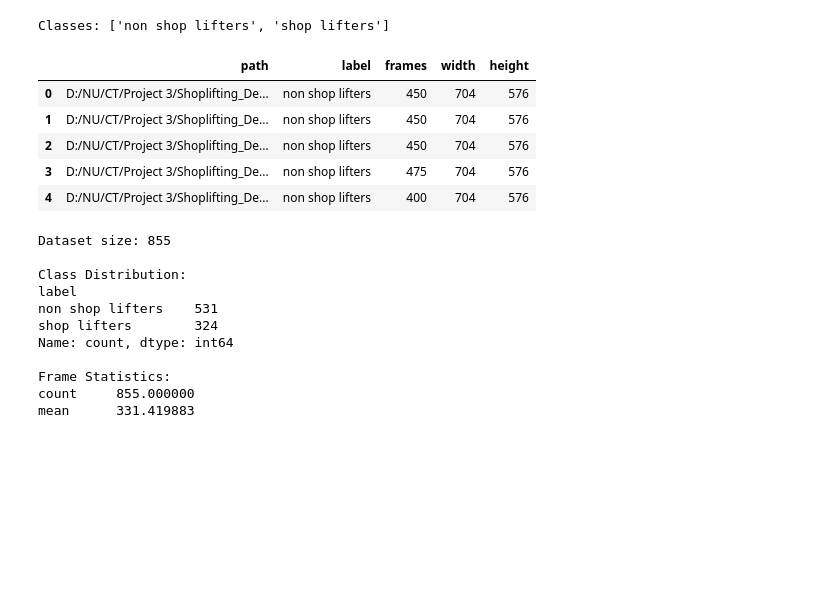
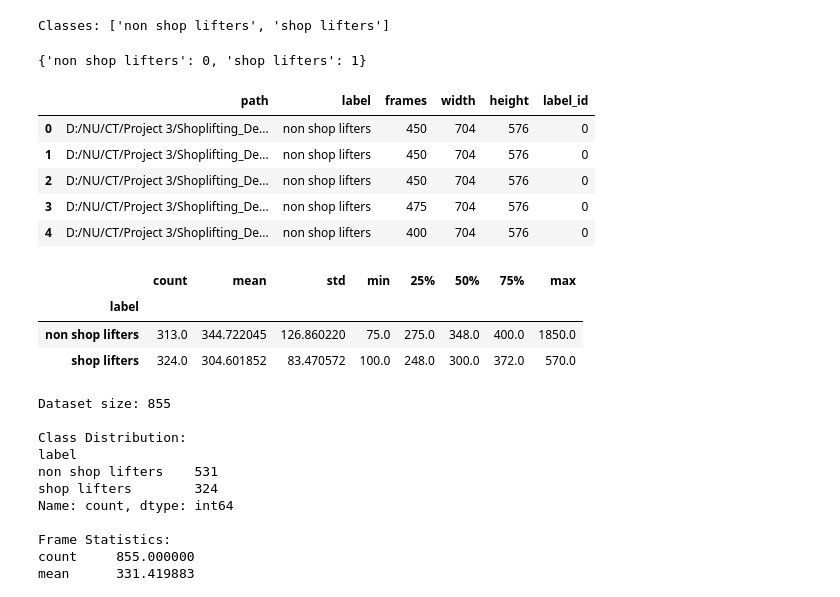
Before and after one commit to tamer-elkoT/Shoplifting_Detection, a Jupyter notebook: ml_pipeline/Notebooks/TimeSformer.ipynb, the cells around one changed output. Saved outputs shown, nothing was run; the diff lists cells and outputs as text; code cells hidden in the pictures; blank space fills up the shorter version.

```diff
--- a/ml_pipeline/Notebooks/TimeSformer.ipynb
+++ b/ml_pipeline/Notebooks/TimeSformer.ipynb
@@ -38,38 +38,51 @@ Classes: ['non shop lifters', 'shop lifters']
 # %%
 data = []
 
 for label in classes:
 
     class_path = os.path.join(DATASET_PATH, label)
 
     for video_path in glob(class_path + "/*.mp4"):
 
         cap = cv2.VideoCapture(video_path)
 
         frames = int(cap.get(cv2.CAP_PROP_FRAME_COUNT))
         width = int(cap.get(cv2.CAP_PROP_FRAME_WIDTH))
         height = int(cap.get(cv2.CAP_PROP_FRAME_HEIGHT))
 
         data.append({
             "path": video_path,
             "label": label,
             "frames": frames,
             "width": width,
             "height": height
         })
 
         cap.release()
 
 df = pd.DataFrame(data)
 
+label_map = {c: i for i, c in enumerate(classes)}
+
+df["label_id"] = df["label"].map(label_map)
+
+print(label_map)
 df.head()
 # %% [output]
+{'non shop lifters': 0, 'shop lifters': 1}
-|  | path | label | frames | width | height |
-| 0 | D:/NU/CT/Project 3/Shoplifting_De... | non shop lifters | 450 | 704 | 576 |
-| 1 | D:/NU/CT/Project 3/Shoplifting_De... | non shop lifters | 450 | 704 | 576 |
-| 2 | D:/NU/CT/Project 3/Shoplifting_De... | non shop lifters | 450 | 704 | 576 |
-| 3 | D:/NU/CT/Project 3/Shoplifting_De... | non shop lifters | 475 | 704 | 576 |
-| 4 | D:/NU/CT/Project 3/Shoplifting_De... | non shop lifters | 400 | 704 | 576 |
+|  | path | label | frames | width | height | label_id |
+| 0 | D:/NU/CT/Project 3/Shoplifting_De... | non shop lifters | 450 | 704 | 576 | 0 |
+| 1 | D:/NU/CT/Project 3/Shoplifting_De... | non shop lifters | 450 | 704 | 576 | 0 |
+| 2 | D:/NU/CT/Project 3/Shoplifting_De... | non shop lifters | 450 | 704 | 576 | 0 |
+| 3 | D:/NU/CT/Project 3/Shoplifting_De... | non shop lifters | 475 | 704 | 576 | 0 |
+| 4 | D:/NU/CT/Project 3/Shoplifting_De... | non shop lifters | 400 | 704 | 576 | 0 |
+# %%
+df.groupby("label")["frames"].describe()
+# %% [output]
+|  | count | mean | std | min | 25% | 50% | 75% | max |
+| label |  |  |  |  |  |  |  |  |
+| non shop lifters | 313.0 | 344.722045 | 126.860220 | 75.0 | 275.0 | 348.0 | 400.0 | 1850.0 |
+| shop lifters | 324.0 | 304.601852 | 83.470572 | 100.0 | 248.0 | 300.0 | 372.0 | 570.0 |
 # %%
 print("Dataset size:", len(df))
 
```
Also changed, not shown: parts of 14 cells of this notebook, 1 other file.
